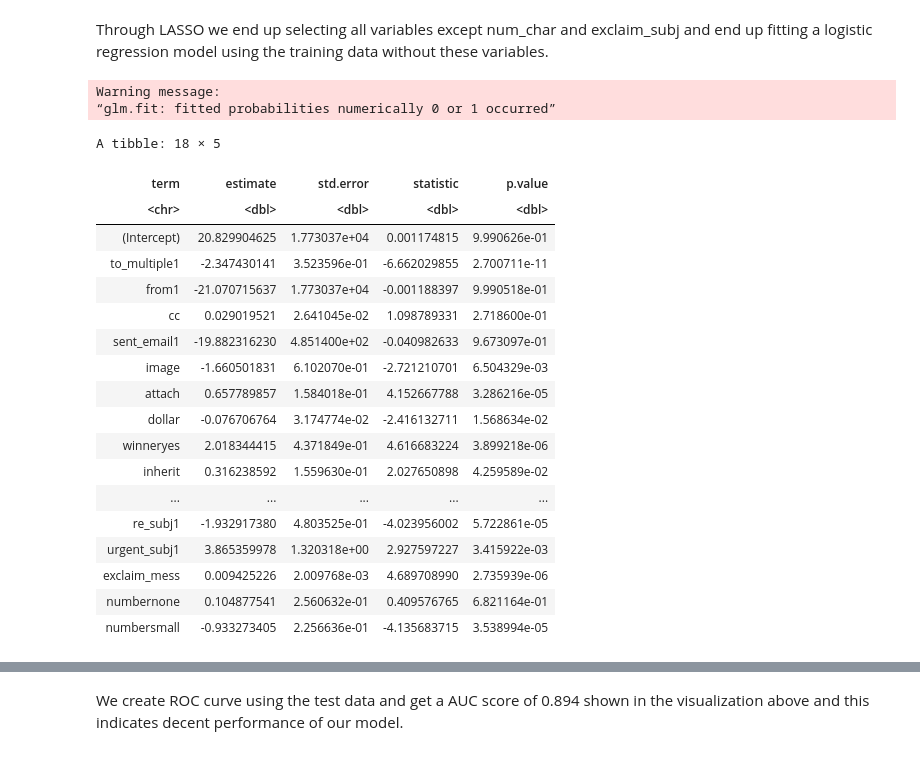
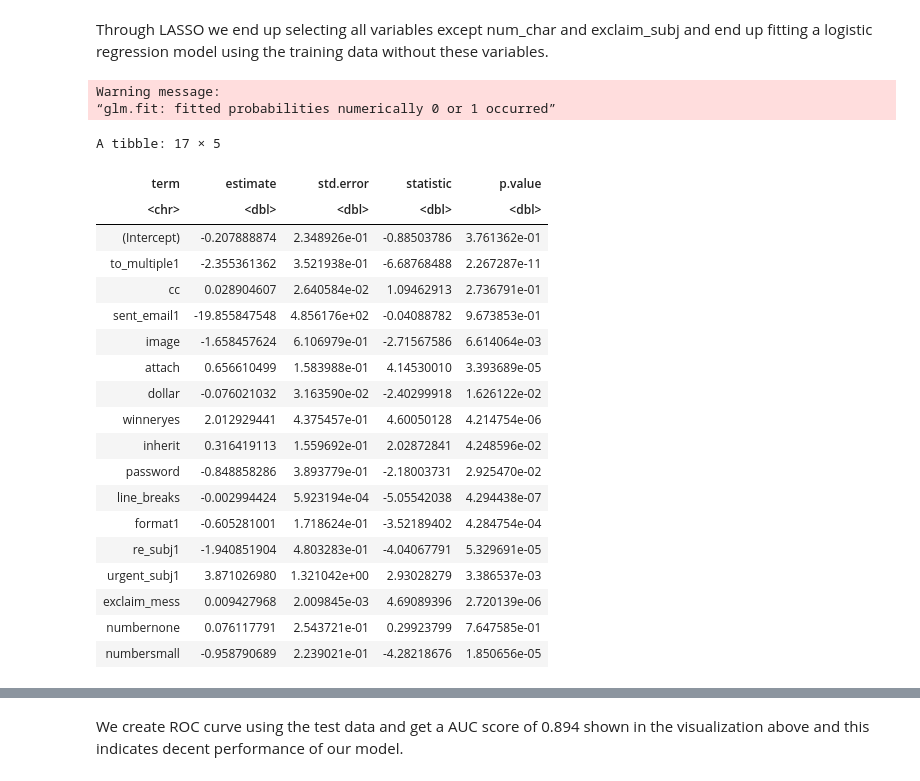
Before and after one commit to yukihuang7777/STAT301_final_project, a Jupyter notebook: Final Project.ipynb, the cells around one changed output, grey strips where cells are left out. Drawn from its saved outputs; the diff is of its cells as text; code cells hidden in the pictures.

```diff
--- a/Final Project.ipynb
+++ b/Final Project.ipynb
@@ -226,30 +247,31 @@ numbersmall   -0.889199812
 # %% [markdown]
 Through LASSO we end up selecting all variables except num_char and exclaim_subj and end up fitting a logistic regression model using the training data without these variables.
 # %%
-chosen_model = glm(spam ~ . - num_char - exclaim_subj, data = email_training, family = "binomial")
+chosen_model = glm(spam ~ . - num_char - exclaim_subj - from, data = email_training, family = "binomial")
 tidy(chosen_model)
 # %% [output]
 Warning message:
 “glm.fit: fitted probabilities numerically 0 or 1 occurred”
-A tibble: 18 × 5
+A tibble: 17 × 5
 | term | estimate | std.error | statistic | p.value |
 | <chr> | <dbl> | <dbl> | <dbl> | <dbl> |
-| (Intercept) | 20.829904625 | 1.773037e+04 | 0.001174815 | 9.990626e-01 |
-| to_multiple1 | -2.347430141 | 3.523596e-01 | -6.662029855 | 2.700711e-11 |
-| from1 | -21.070715637 | 1.773037e+04 | -0.001188397 | 9.990518e-01 |
-| cc | 0.029019521 | 2.641045e-02 | 1.098789331 | 2.718600e-01 |
-| sent_email1 | -19.882316230 | 4.851400e+02 | -0.040982633 | 9.673097e-01 |
-| image | -1.660501831 | 6.102070e-01 | -2.721210701 | 6.504329e-03 |
-| attach | 0.657789857 | 1.584018e-01 | 4.152667788 | 3.286216e-05 |
-| dollar | -0.076706764 | 3.174774e-02 | -2.416132711 | 1.568634e-02 |
-| winneryes | 2.018344415 | 4.371849e-01 | 4.616683224 | 3.899218e-06 |
-| inherit | 0.316238592 | 1.559630e-01 | 2.027650898 | 4.259589e-02 |
-| ... | ... | ... | ... | ... |
-| re_subj1 | -1.932917380 | 4.803525e-01 | -4.023956002 | 5.722861e-05 |
-| urgent_subj1 | 3.865359978 | 1.320318e+00 | 2.927597227 | 3.415922e-03 |
-| exclaim_mess | 0.009425226 | 2.009768e-03 | 4.689708990 | 2.735939e-06 |
-| numbernone | 0.104877541 | 2.560632e-01 | 0.409576765 | 6.821164e-01 |
-| numbersmall | -0.933273405 | 2.256636e-01 | -4.135683715 | 3.538994e-05 |
+| (Intercept) | -0.207888874 | 2.348926e-01 | -0.88503786 | 3.761362e-01 |
+| to_multiple1 | -2.355361362 | 3.521938e-01 | -6.68768488 | 2.267287e-11 |
+| cc | 0.028904607 | 2.640584e-02 | 1.09462913 | 2.736791e-01 |
+| sent_email1 | -19.855847548 | 4.856176e+02 | -0.04088782 | 9.673853e-01 |
+| image | -1.658457624 | 6.106979e-01 | -2.71567586 | 6.614064e-03 |
+| attach | 0.656610499 | 1.583988e-01 | 4.14530010 | 3.393689e-05 |
+| dollar | -0.076021032 | 3.163590e-02 | -2.40299918 | 1.626122e-02 |
+| winneryes | 2.012929441 | 4.375457e-01 | 4.60050128 | 4.214754e-06 |
+| inherit | 0.316419113 | 1.559692e-01 | 2.02872841 | 4.248596e-02 |
+| password | -0.848858286 | 3.893779e-01 | -2.18003731 | 2.925470e-02 |
+| line_breaks | -0.002994424 | 5.923194e-04 | -5.05542038 | 4.294438e-07 |
+| format1 | -0.605281001 | 1.718624e-01 | -3.52189402 | 4.284754e-04 |
+| re_subj1 | -1.940851904 | 4.803283e-01 | -4.04067791 | 5.329691e-05 |
+| urgent_subj1 | 3.871026980 | 1.321042e+00 | 2.93028279 | 3.386537e-03 |
+| exclaim_mess | 0.009427968 | 2.009845e-03 | 4.69089396 | 2.720139e-06 |
+| numbernone | 0.076117791 | 2.543721e-01 | 0.29923799 | 7.647585e-01 |
+| numbersmall | -0.958790689 | 2.239021e-01 | -4.28218676 | 1.850656e-05 |
 # %%
 # All group members developed this code together with the guidance of tutorial 10
 
```
Also changed, not shown: parts of 8 cells of this notebook.
